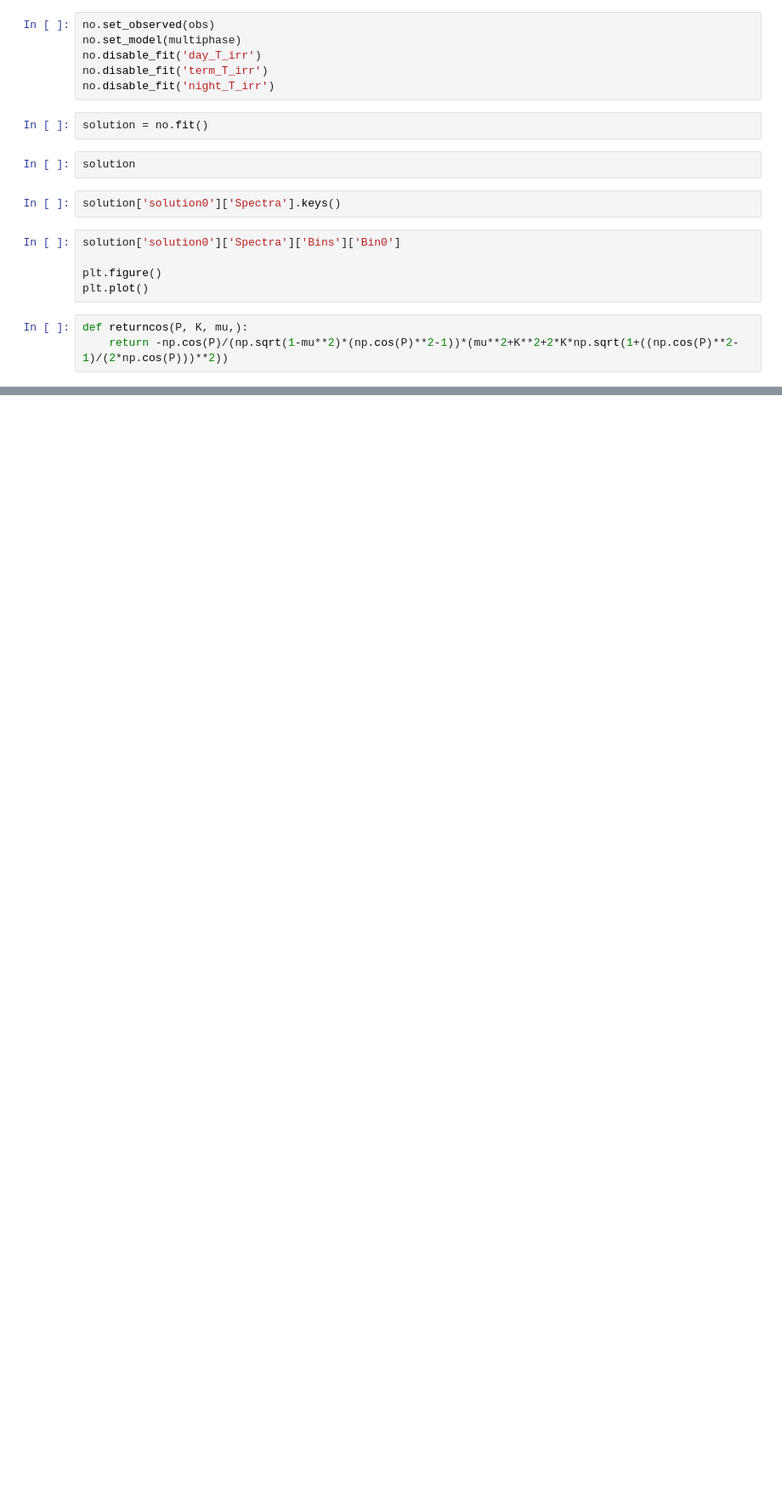
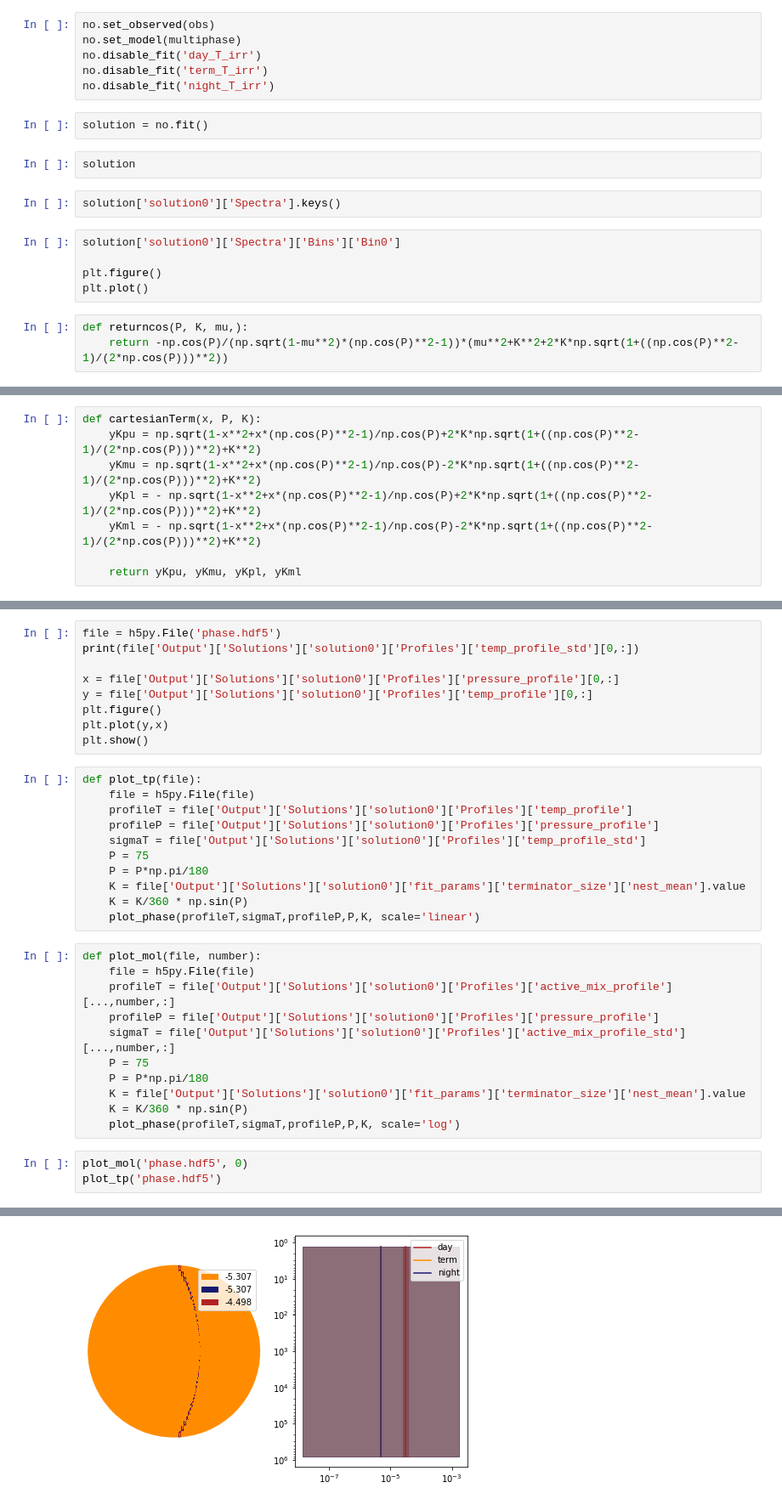
Before and after one commit to ucl-exoplanets/TauREx3_public, a Jupyter notebook: examples/notebooks/PhaseCurve.ipynb, the cells around one changed output, grey strips where cells are left out. Shown: that part at 85% size. Saved outputs shown, nothing was run; the diff lists cells and outputs as text; blank space fills up the shorter version.

```diff
--- a/examples/notebooks/PhaseCurve.ipynb
+++ b/examples/notebooks/PhaseCurve.ipynb
@@ -904,0 +907,8 @@ plt.show()
+# %%
+def cartesianTerm(x, P, K):
+    yKpu = np.sqrt(1-x**2+x*(np.cos(P)**2-1)/np.cos(P)+2*K*np.sqrt(1+((np.cos(P)**2-1)/(2*np.cos(P)))**2)+K**2)
+    yKmu = np.sqrt(1-x**2+x*(np.cos(P)**2-1)/np.cos(P)-2*K*np.sqrt(1+((np.cos(P)**2-1)/(2*np.cos(P)))**2)+K**2)
+    yKpl = - np.sqrt(1-x**2+x*(np.cos(P)**2-1)/np.cos(P)+2*K*np.sqrt(1+((np.cos(P)**2-1)/(2*np.cos(P)))**2)+K**2)
+    yKml = - np.sqrt(1-x**2+x*(np.cos(P)**2-1)/np.cos(P)-2*K*np.sqrt(1+((np.cos(P)**2-1)/(2*np.cos(P)))**2)+K**2)
+
+    return yKpu, yKmu, yKpl, yKml
@@ -904,0 +1048,35 @@ plt.show()
+# %%
+file = h5py.File('phase.hdf5')
+print(file['Output']['Solutions']['solution0']['Profiles']['temp_profile_std'][0,:])
+
+x = file['Output']['Solutions']['solution0']['Profiles']['pressure_profile'][0,:]
+y = file['Output']['Solutions']['solution0']['Profiles']['temp_profile'][0,:]
+plt.figure()
+plt.plot(y,x)
+plt.show()
+# %%
+def plot_tp(file):
+    file = h5py.File(file)
+    profileT = file['Output']['Solutions']['solution0']['Profiles']['temp_profile']
+    profileP = file['Output']['Solutions']['solution0']['Profiles']['pressure_profile']
+    sigmaT = file['Output']['Solutions']['solution0']['Profiles']['temp_profile_std']
+    P = 75
+    P = P*np.pi/180
+    K = file['Output']['Solutions']['solution0']['fit_params']['terminator_size']['nest_mean'].value
+    K = K/360 * np.sin(P)
+    plot_phase(profileT,sigmaT,profileP,P,K, scale='linear')
+# %%
+def plot_mol(file, number):
+    file = h5py.File(file)
+    profileT = file['Output']['Solutions']['solution0']['Profiles']['active_mix_profile'][...,number,:]
+    profileP = file['Output']['Solutions']['solution0']['Profiles']['pressure_profile']
+    sigmaT = file['Output']['Solutions']['solution0']['Profiles']['active_mix_profile_std'][...,number,:]
+    P = 75
+    P = P*np.pi/180
+    K = file['Output']['Solutions']['solution0']['fit_params']['terminator_size']['nest_mean'].value
+    K = K/360 * np.sin(P)
+    plot_phase(profileT,sigmaT,profileP,P,K, scale='log')
+# %%
+plot_mol('phase.hdf5', 0)
+plot_tp('phase.hdf5')
+# %% [output]
@@ -904,0 +1085 @@ plt.show()
+[figure, added]
```
Also changed, not shown: parts of 12 cells of this notebook.
